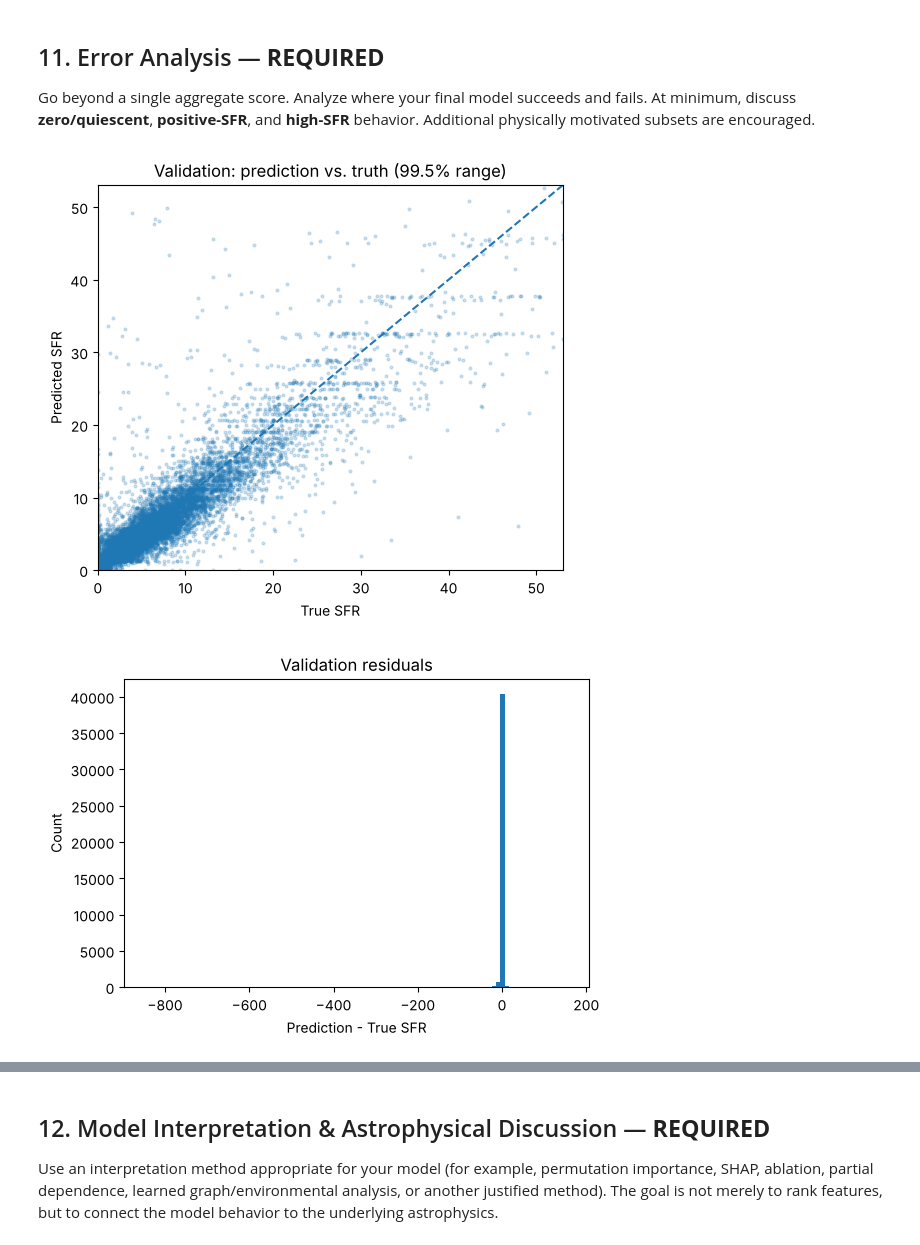
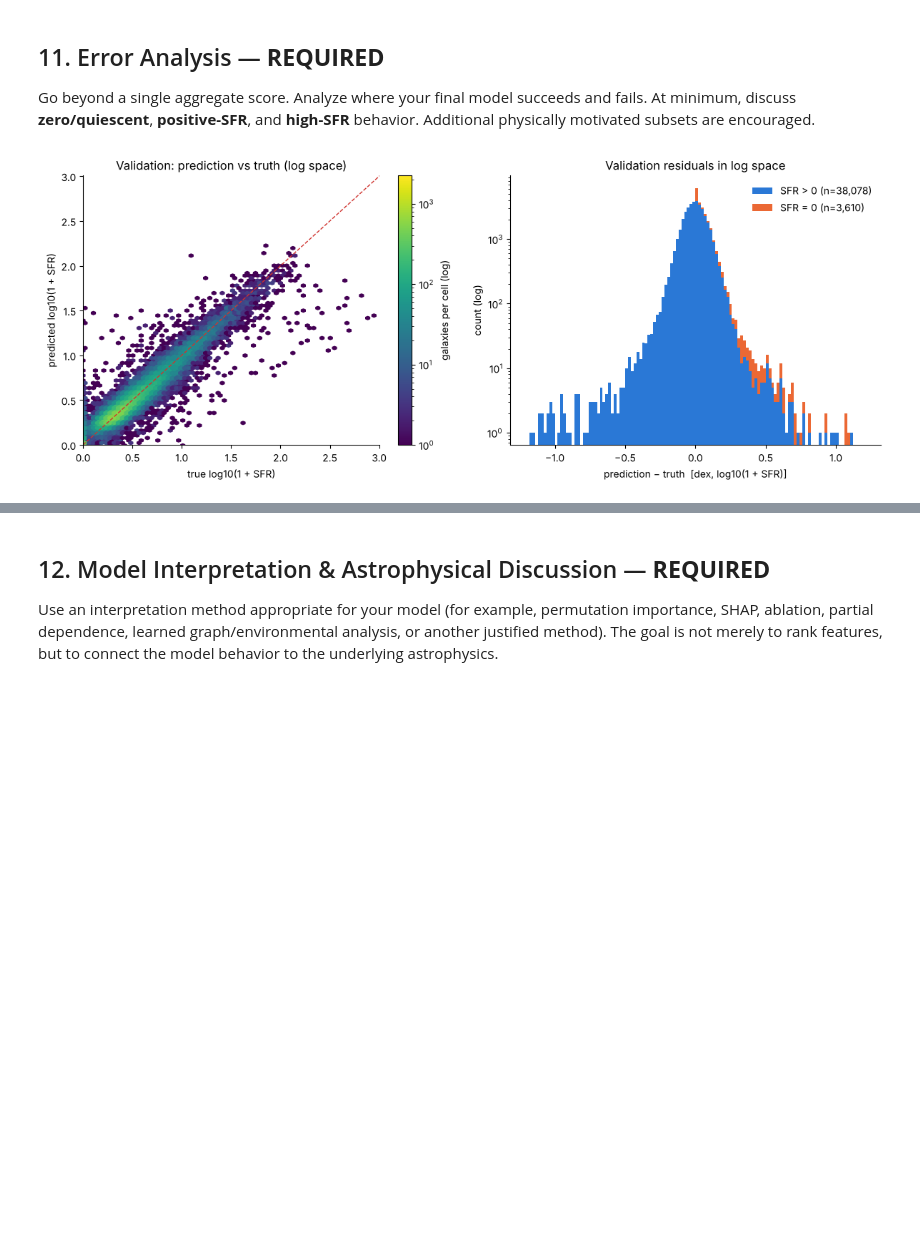
Before and after one commit to ZizonK7/sdi2026-galaxy-sfr, a Jupyter notebook: DataHub_701104_mid.ipynb, the cells around one changed output, grey strips where cells are left out. Drawn from its saved outputs; the diff is of its cells as text; code cells hidden in the pictures; blank space fills up the shorter version.

```diff
--- a/DataHub_701104_mid.ipynb
+++ b/DataHub_701104_mid.ipynb
@@ -2326,26 +2498,30 @@ Which changes produced meaningful improvements? Are the improvements consistent
 
 Go beyond a single aggregate score. Analyze where your final model succeeds and fails. At minimum, discuss **zero/quiescent**, **positive-SFR**, and **high-SFR** behavior. Additional physically motivated subsets are encouraged.
 # %%
-# Starter diagnostic plots — you may modify/add plots.
-residual = np.asarray(VAL_PREDICTIONS) - y_val.to_numpy()
+# Starter diagnostic plots — 로그 기준(D1 = log10(1 + SFR))으로 바꿨다. 은하가 41,688개라 점 대신 육각 밀도로 그린다.
+zt_val = to_log(y_val)
+residual = VAL_LOG_PREDICTIONS - zt_val
 
-plt.figure(figsize=(6, 5))
-plt.scatter(y_val, VAL_PREDICTIONS, s=4, alpha=0.2)
-lims = [0, max(np.quantile(y_val, 0.995), np.quantile(VAL_PREDICTIONS, 0.995))]
-plt.plot(lims, lims, "--")
-plt.xlim(lims); plt.ylim(lims)
-plt.xlabel("True SFR")
-plt.ylabel("Predicted SFR")
-plt.title("Validation: prediction vs. truth (99.5% range)")
-plt.show()
-
-plt.figure(figsize=(6, 4))
-plt.hist(residual, bins=100)
-plt.xlabel("Prediction - True SFR")
-plt.ylabel("Count")
-plt.title("Validation residuals")
-plt.show()
+fig, axes = plt.subplots(1, 2, figsize=(12, 4.8))
+ax = axes[0]
+hb = ax.hexbin(zt_val, VAL_LOG_PREDICTIONS, gridsize=70, bins="log", mincnt=1, cmap="viridis")
+lims = [0, float(max(zt_val.max(), VAL_LOG_PREDICTIONS.max())) * 1.02]
+ax.plot(lims, lims, "--", color="#d0332f", lw=1)
+ax.set_xlim(lims); ax.set_ylim(lims)
+ax.set_xlabel("true log10(1 + SFR)"); ax.set_ylabel("predicted log10(1 + SFR)")
+ax.set_title("Validation: prediction vs truth (log space)")
+fig.colorbar(hb, ax=ax, label="galaxies per cell (log)")
+ax = axes[1]
+zero = y_val.to_numpy() == 0
+ax.hist([residual[~zero], residual[zero]], bins=120, range=(-1.2, 1.2), stacked=True, color=["#2a78d6", "#eb6834"],
+        label=[f"SFR > 0 (n={(~zero).sum():,})", f"SFR = 0 (n={zero.sum():,})"])
+ax.set_yscale("log")
+ax.set_xlabel("prediction − truth  [dex, log10(1 + SFR)]"); ax.set_ylabel("count (log)")
+ax.set_title("Validation residuals in log space")
+ax.legend(frameon=False)
+for a in axes:
+    a.spines[["top", "right"]].set_visible(False)
+plt.tight_layout(); plt.show()
 # %% [output]
-[figure, old version]
+[figure, new version]
-[figure, removed]
 # %%
```
Also changed, not shown: parts of 19 cells of this notebook, 1 other file.
